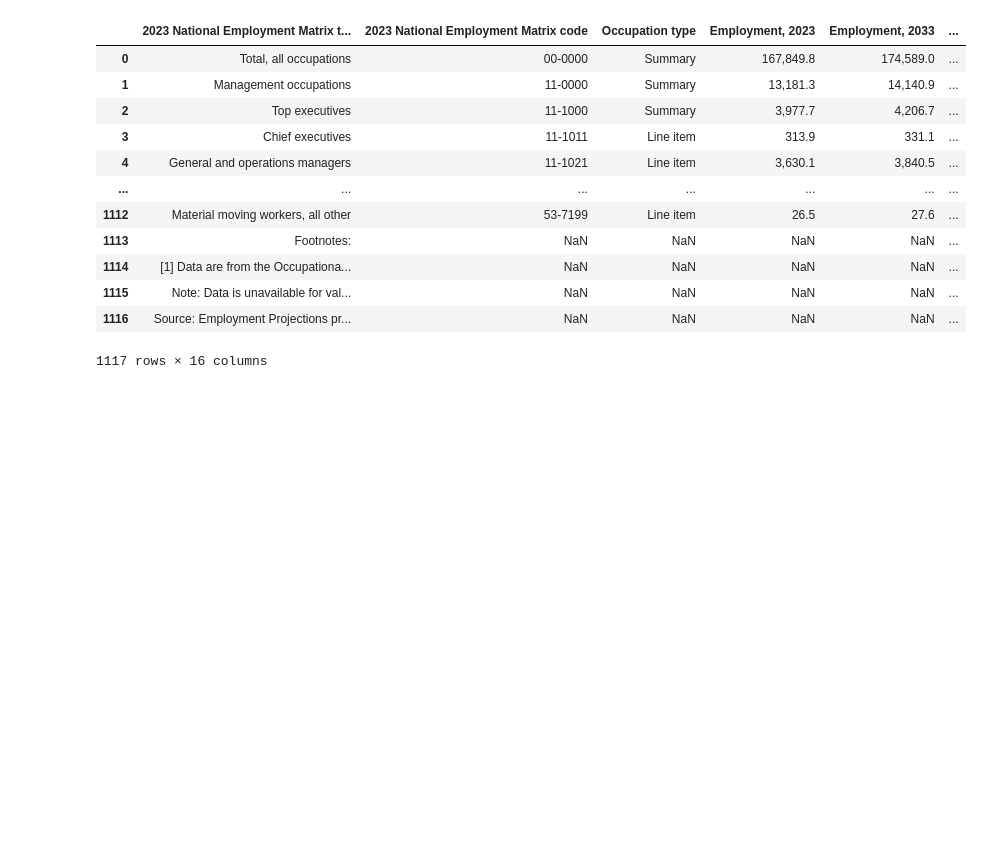
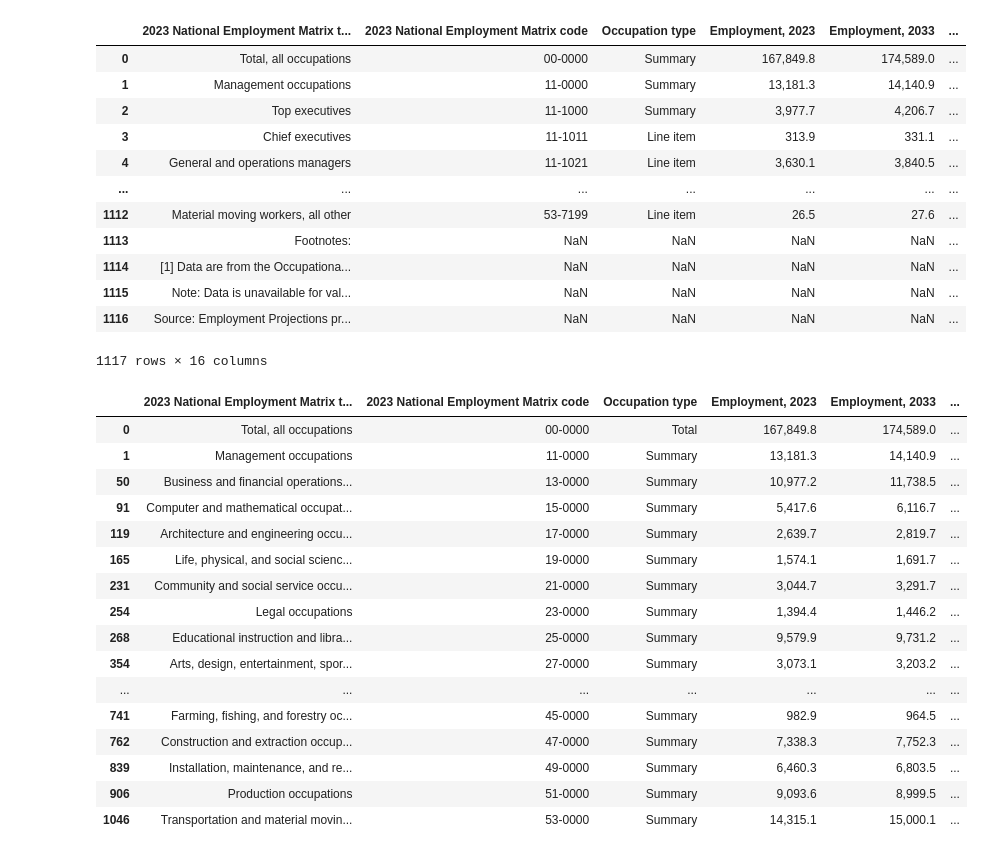
Before and after one commit to drushya-vt/CareerCompass, a Jupyter notebook: bls_occ_cleaning.ipynb, the cells around one changed output. Saved outputs shown, nothing was run; the diff lists cells and outputs as text; code cells hidden in the pictures; blank space fills up the shorter version.

```diff
--- a/bls_occ_cleaning.ipynb
+++ b/bls_occ_cleaning.ipynb
@@ -22,4 +22,28 @@ df
 | 1115 | Note: Data is unavailable for val... | NaN | NaN | NaN | NaN | ... |
 | 1116 | Source: Employment Projections pr... | NaN | NaN | NaN | NaN | ... |
 1117 rows × 16 columns
+# %%
+major = df[df['Occupation type'] == 'Summary']
+
+major = major[major['2023 National Employment Matrix code'].str[3] == '0']
+major.loc[0, 'Occupation type'] = 'Total'
+major
+# %% [output]
+|  | 2023 National Employment Matrix t... | 2023 National Employment Matrix code | Occupation type | Employment, 2023 | Employment, 2033 | ... |
+| 0 | Total, all occupations | 00-0000 | Total | 167,849.8 | 174,589.0 | ... |
+| 1 | Management occupations | 11-0000 | Summary | 13,181.3 | 14,140.9 | ... |
+| 50 | Business and financial operations... | 13-0000 | Summary | 10,977.2 | 11,738.5 | ... |
+| 91 | Computer and mathematical occupat... | 15-0000 | Summary | 5,417.6 | 6,116.7 | ... |
+| 119 | Architecture and engineering occu... | 17-0000 | Summary | 2,639.7 | 2,819.7 | ... |
+| 165 | Life, physical, and social scienc... | 19-0000 | Summary | 1,574.1 | 1,691.7 | ... |
+| 231 | Community and social service occu... | 21-0000 | Summary | 3,044.7 | 3,291.7 | ... |
+| 254 | Legal occupations | 23-0000 | Summary | 1,394.4 | 1,446.2 | ... |
+| 268 | Educational instruction and libra... | 25-0000 | Summary | 9,579.9 | 9,731.2 | ... |
+| 354 | Arts, design, entertainment, spor... | 27-0000 | Summary | 3,073.1 | 3,203.2 | ... |
+| ... | ... | ... | ... | ... | ... | ... |
+| 741 | Farming, fishing, and forestry oc... | 45-0000 | Summary | 982.9 | 964.5 | ... |
+| 762 | Construction and extraction occup... | 47-0000 | Summary | 7,338.3 | 7,752.3 | ... |
+| 839 | Installation, maintenance, and re... | 49-0000 | Summary | 6,460.3 | 6,803.5 | ... |
+| 906 | Production occupations | 51-0000 | Summary | 9,093.6 | 8,999.5 | ... |
+| 1046 | Transportation and material movin... | 53-0000 | Summary | 14,315.1 | 15,000.1 | ... |
 # %%
```
Also changed, not shown: parts of 13 cells of this notebook, 1 other file.
